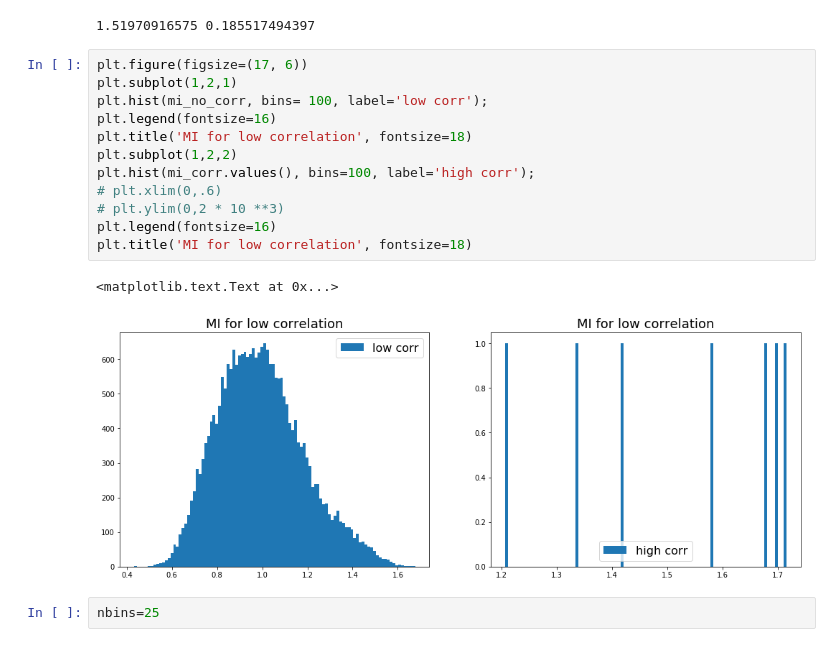
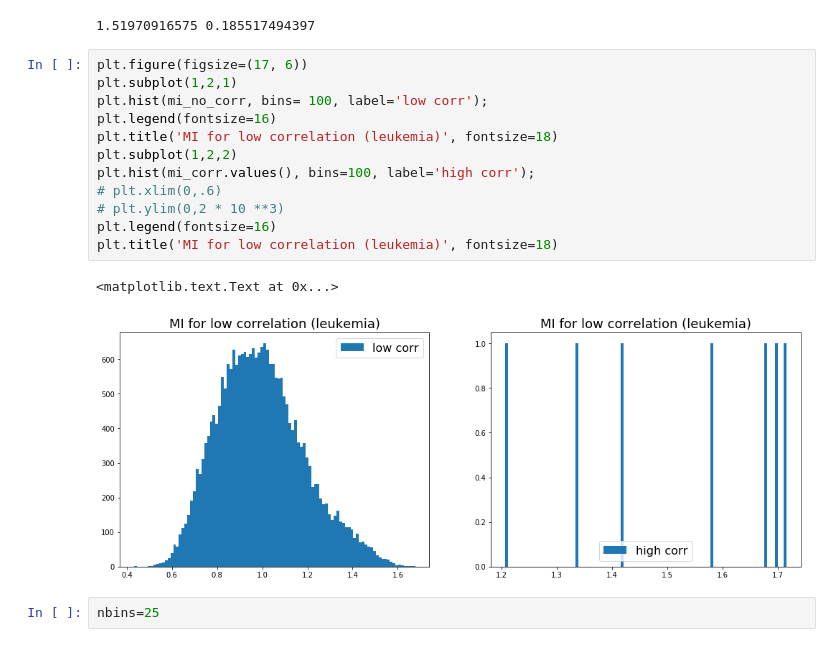
Before and after one commit to michael135/comp_bio, a Jupyter notebook: lueukemia-r.w..ipynb, the cells around one changed output. Cells and saved outputs as stored; diff of their text form.

```diff
--- a/lueukemia-r.w..ipynb
+++ b/lueukemia-r.w..ipynb
@@ -251,18 +251,18 @@ print np.mean(mi_corr.values()), np.std(mi_corr.values())
 # %%
 plt.figure(figsize=(17, 6))
 plt.subplot(1,2,1)
 plt.hist(mi_no_corr, bins= 100, label='low corr');
 plt.legend(fontsize=16)
-plt.title('MI for low correlation', fontsize=18)
+plt.title('MI for low correlation (leukemia)', fontsize=18)
 plt.subplot(1,2,2)
 plt.hist(mi_corr.values(), bins=100, label='high corr');
 # plt.xlim(0,.6)
 # plt.ylim(0,2 * 10 **3)
 plt.legend(fontsize=16)
-plt.title('MI for low correlation', fontsize=18)
+plt.title('MI for low correlation (leukemia)', fontsize=18)
 # %% [output]
 <matplotlib.text.Text at 0x...>
-[figure, old version]
+[figure, new version]
 # %%
 nbins=25
 # %%
```
Also changed, not shown: 2 other files.
